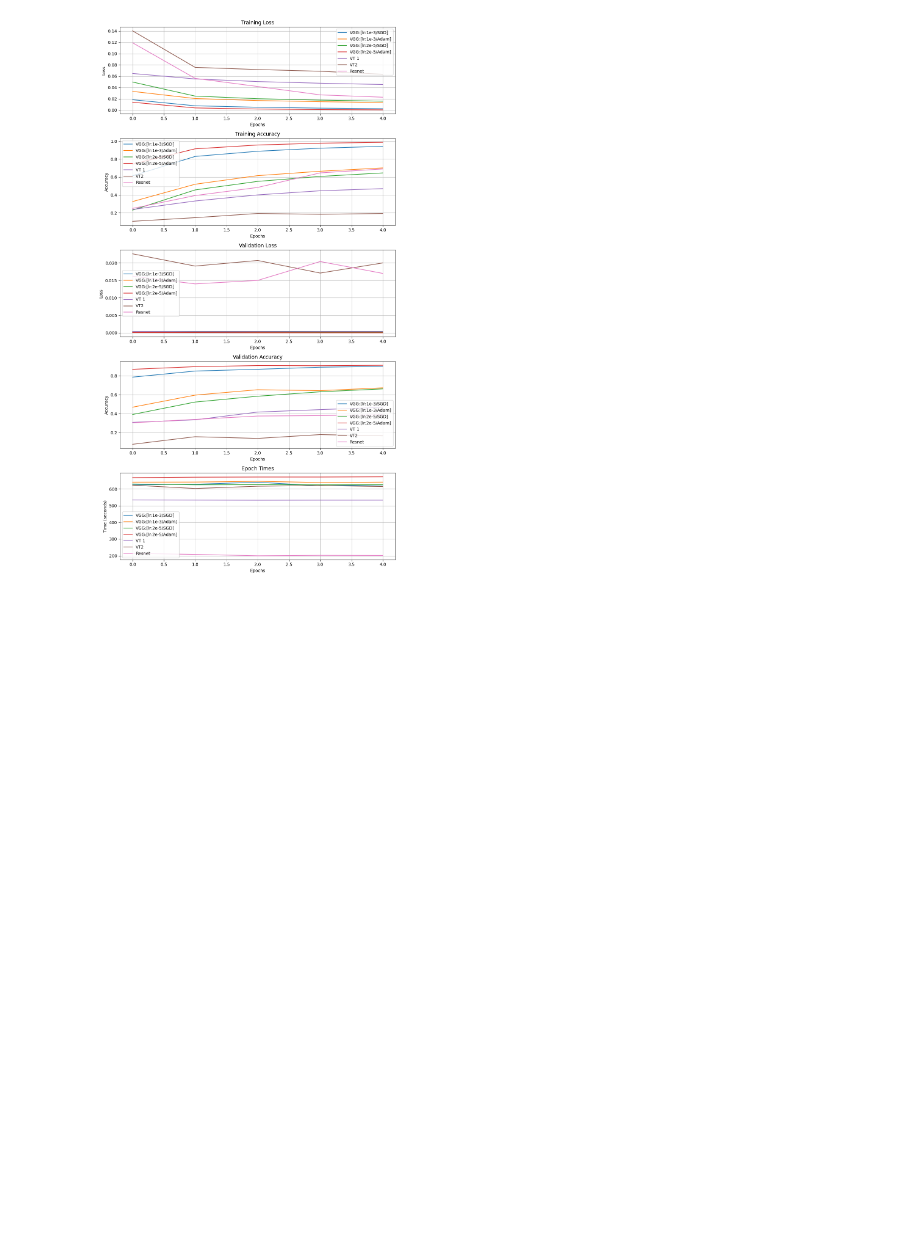
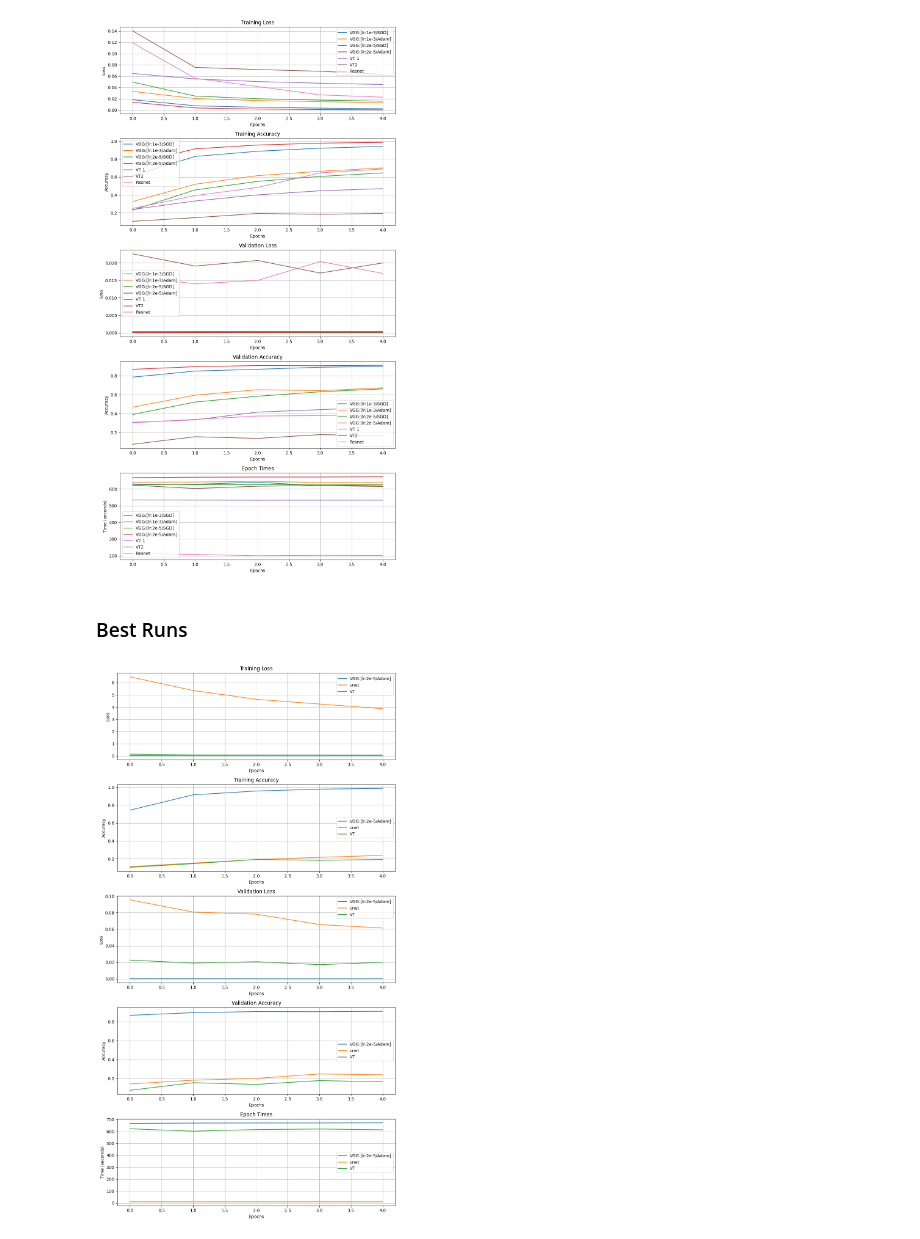
Before and after one commit to chriscamano/871_project, a Jupyter notebook: experiments/plotting.ipynb, the cells around one changed output. Saved outputs shown, nothing was run; the diff lists cells and outputs as text; code cells hidden in the pictures; blank space fills up the shorter version.

```diff
--- a/experiments/plotting.ipynb
+++ b/experiments/plotting.ipynb
@@ -83,3 +105,21 @@ labels= ["VGG:[lr:1e-3/SGD]","VGG:[lr:1e-3/Adam]","VGG:[lr:2e-5/SGD]","VGG:[lr:2
 plot_all_metrics(data,labels,title="vgg_16")
 # %% [output]
 [figure]
+# %% [markdown]
+### Best Runs
+# %%
+file_path_1= '../performance_data/vgg_16/model_4/model_4.txt'
+data_1 = read_data_from_file(file_path_1)
+file_path_2= '../performance_data/unet/adam_1e-3.txt'
+data_2 = read_data_from_file(file_path_2)
+file_path_3= '../performance_data/vis_performance1.txt'
+data_3 = read_data_from_file(file_path_3)
+
+
+
+
+data = [data_1,data_2,data_3]
+labels= ["VGG:[lr:2e-5/Adam]","unet","VT"]
+plot_all_metrics(data,labels,title="vgg_16")
+# %% [output]
+[figure, added]
```
Also changed, not shown: parts of 2 cells of this notebook, 8 other files.
